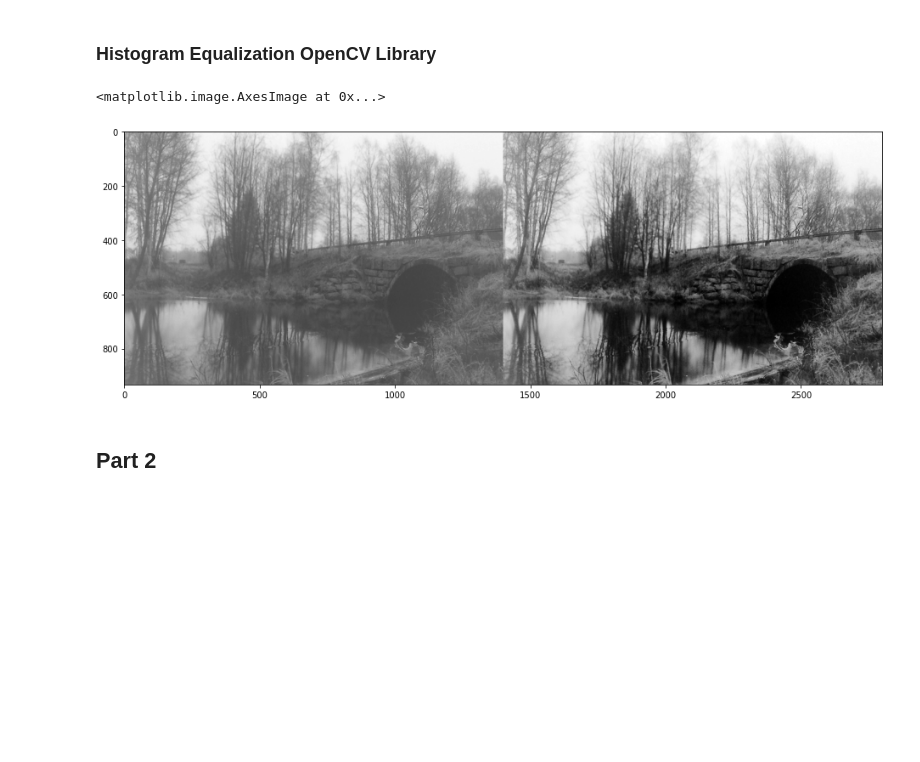
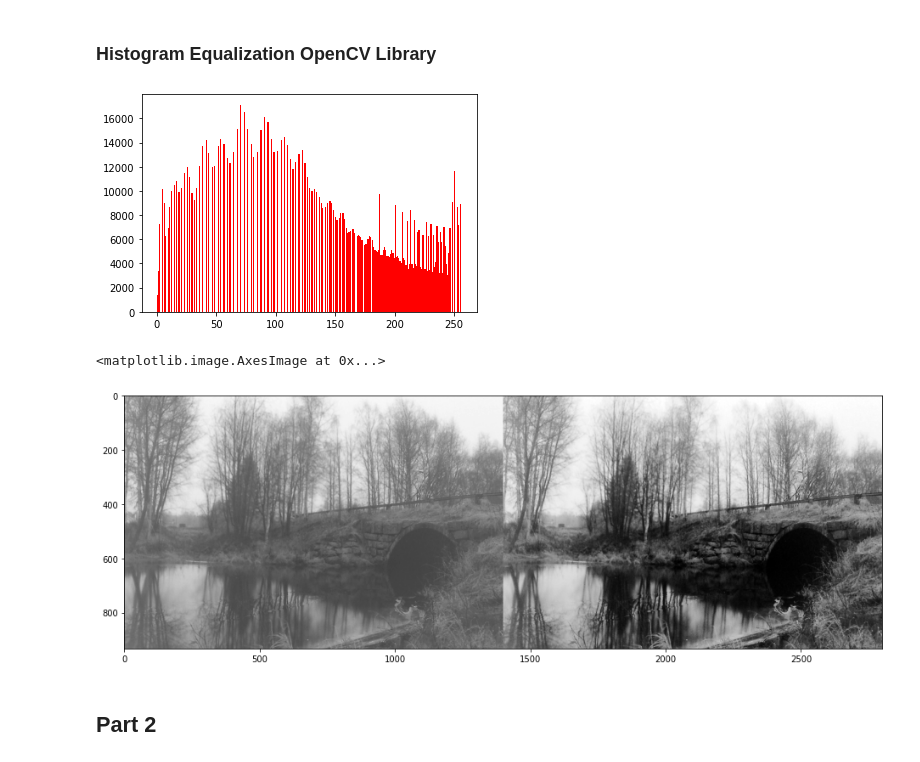
Before and after one commit to parsaeisa/computer_vision, a Jupyter notebook: HW3/Q2.ipynb, the cells around one changed output. Cells and saved outputs as stored; diff of their text form; code cells hidden in the pictures; blank space fills up the shorter version.

```diff
--- a/HW3/Q2.ipynb
+++ b/HW3/Q2.ipynb
@@ -67,18 +75,22 @@ plt.imshow(res, cmap='gray')
 # %%
 img = cv2.imread('/content/River.jpg', 0)
 
 ### YOUR CODE ###
 # START
 equ = cv2.equalizeHist(img)
 # END
 
+plt.hist(equ.flatten(),256,[0,256], color = 'r')
+plt.show()
+
 res = np.hstack((img, equ)) #stacking images side-by-side
 
 plt.figure(figsize=(16, 16))
 plt.imshow(res, cmap='gray')
 # %% [output]
+[figure, new version]
 <matplotlib.image.AxesImage at 0x...>
-[figure, old version]
+[figure, added]
 # %% [markdown]
 ## Part 2
 # %% [markdown]
```
Also changed, not shown: parts of 3 cells of this notebook.
